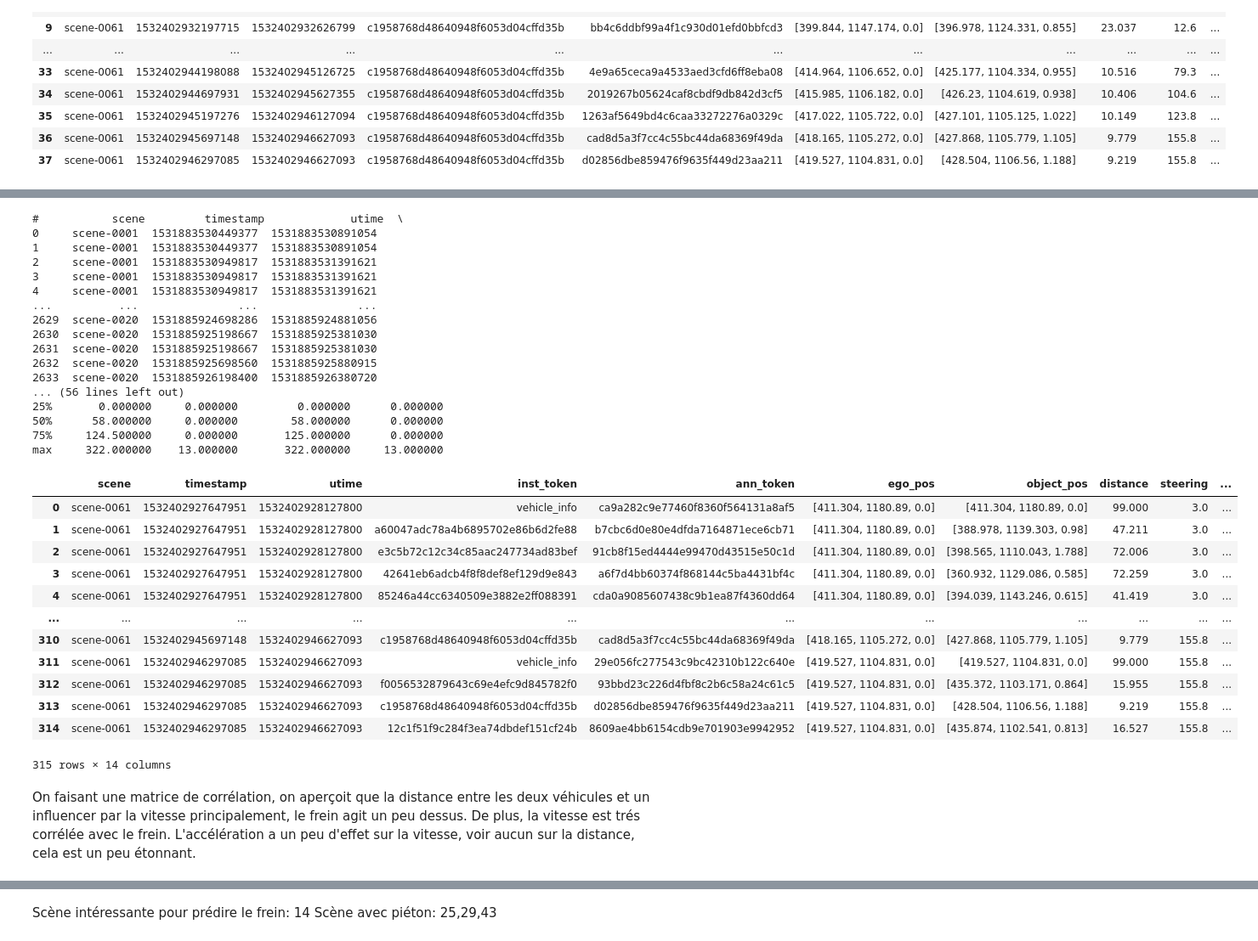
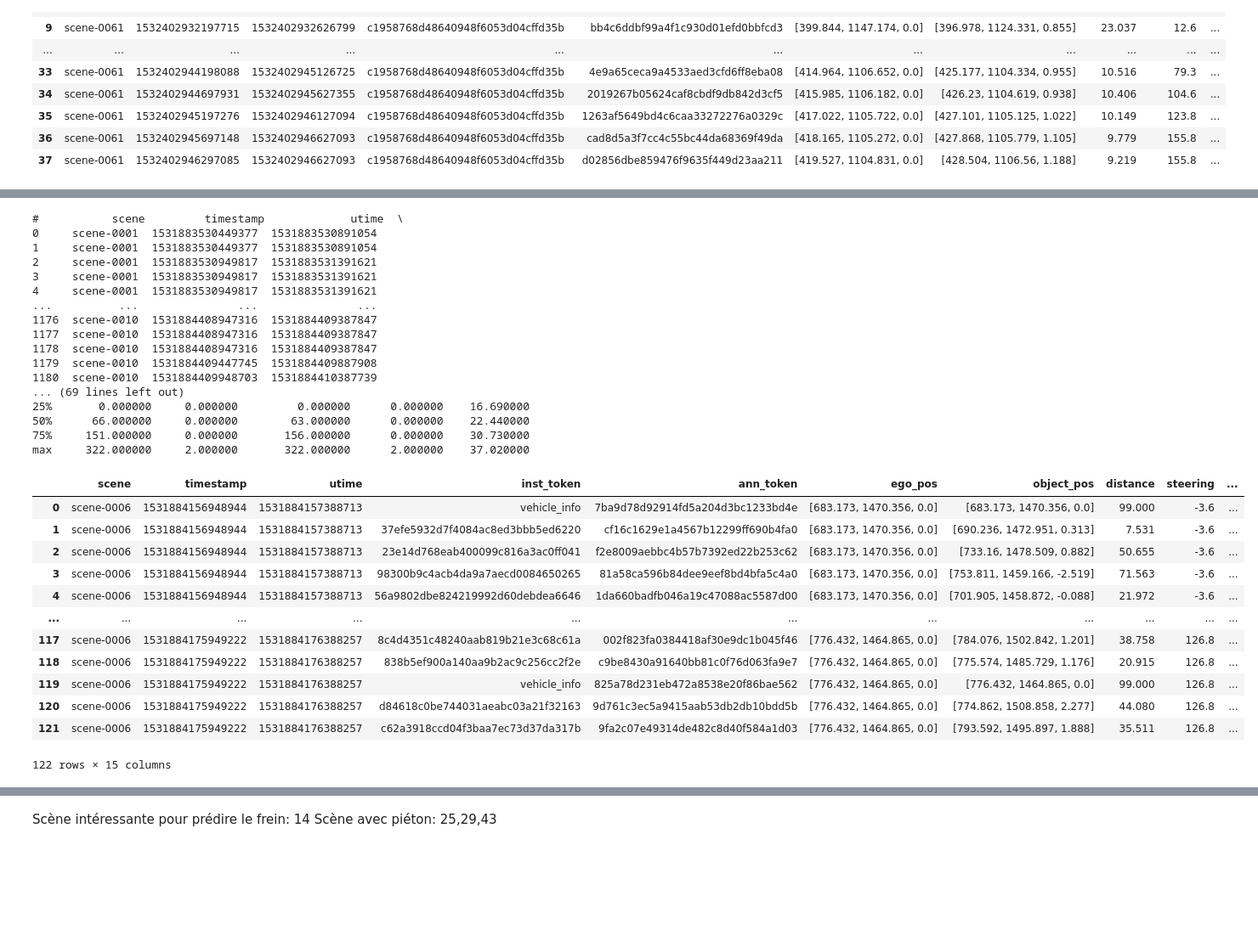
Before and after one commit to AlexandreFiche/machine_learning_for_autonomous_driving, a Jupyter notebook: nuscenes_prediction_acceleration_freinage.ipynb, the cells around one changed output, grey strips where cells are left out. Shown: that part at 85% size. Saved outputs shown, nothing was run; the diff lists cells and outputs as text; code cells hidden in the pictures; blank space fills up the shorter version.

```diff
--- a/nuscenes_prediction_acceleration_freinage.ipynb
+++ b/nuscenes_prediction_acceleration_freinage.ipynb
@@ -20,9 +14,8 @@ or from the matplotlib source distribution
 # D:\Utilisateurs\Alexandre\Repertoire_D\nuscenes\v1 0-trainval01
 
 #nusc = NuScenes(version='v1.0-mini', dataroot='../data/sets/nuscenes')
-nusc = NuScenes(version='v1.0-trainval', dataroot='D:/Utilisateurs/Alexandre/Repertoire_D/nuscenes/v1.0-trainval01')
-
-nusc_can = NuScenesCanBus(dataroot='../data/sets/nuscenes')
+nusc = NuScenes(version='v1.0-trainval', dataroot='G:/repertoire_g/datafull')
+nusc_can = NuScenesCanBus(dataroot='G:/repertoire_g/datafull')
 # %% [output]
 ======
 Loading NuScenes tables for version v1.0-trainval...
@@ -204,7 +197,7 @@ def find_vehicle_in_front(instance_token):
         curr_sample = nusc.get('sample',curr_ann['sample_token'])
         cams_check = []
         # (abs(dict_scene[i]['utime'] - curr_sample['timestamp']) > 250000 ) and
-        while i < taille - 2 and   (dict_scene[i]['utime'] + 250000 < curr_sample['timestamp']):
+        while i < taille - 2 and   (dict_scene[i]['utime'] < curr_sample['timestamp']):
             #print("avance: ",i,curr_sample['timestamp']-1532402900000000," ",dict_scene[i]['utime']-1532402900000000)
             i += 1
         #print(curr_sample['timestamp'] - 1532402900000000,dict_scene[i]['utime'] - 1532402900000000  )
@@ -223,8 +216,9 @@ def find_vehicle_in_front(instance_token):
 
             dic = {'scene':scene['name'],'timestamp':curr_sample['timestamp'],'utime':dict_scene[i]['utime'],'inst_token':instance_token,
                    'ann_token':curr_token,'ego_pos':ego_pos,'object_pos':object_pos,
-                   'distance':round(dist,3),'steering':round(dict_scene[i]['steering'],3),'ego_speed':round(dict_scene[i]['vehicle_speed'],3),'throttle':dict_scene[i]['throttle'],
-                   'brake':dict_scene[i]['brake'],'future_throttle':dict_scene[i+1]['throttle'],'future_brake':dict_scene[i+1]['brake']}
+                   'distance':round(dist,3),'steering':round(dict_scene[i]['steering'],3),'ego_speed':round(dict_scene[i]['vehicle_speed'],3),
+                   'throttle':dict_scene[i]['throttle'],'brake':dict_scene[i]['brake'],'future_throttle':dict_scene[i+1]['throttle'],
+                   'future_brake':dict_scene[i+1]['brake'],'futur_speed':round(dict_scene[i+1]['vehicle_speed'],3)}
             rows_list += [dic]
 
         curr_token = curr_ann['next']
@@ -247,16 +241,17 @@ def vehicle_info(scene):
     # Pour chaque enregistrement de la scene on ajoute une ligne avec les elements
     while curr_token != last_token:
         curr_sample = nusc.get('sample',curr_token)
-        while i < taille -2 and  (dict_scene[i]['utime'] + 250000 < curr_sample['timestamp']):
+        while i < taille -2 and  (dict_scene[i]['utime']  < curr_sample['timestamp']):
             i += 1
-        #print(curr_sample['timestamp'] - 1532402900000000,dict_scene[i]['utime'] - 1532402900000000  )
+        #print(curr_sample['timestamp'] - 1532402900000000,dict_scene[i]['utime'] - 1532402900000000  )  ['']
         lidar = nusc.get('sample_data',curr_sample['data']['LIDAR_TOP'])
         ego = nusc.get('ego_pose',lidar['ego_pose_token'])
         ego_pos = [round(e,3) for e in ego['translation']]
         dic = {'scene':scene['name'],'timestamp':curr_sample['timestamp'],'utime':dict_scene[i]['utime'],'inst_token':"vehicle_info",
                'ann_token':curr_token,'ego_pos':ego_pos,'object_pos':ego_pos,
                'distance':99,'steering':round(dict_scene[i]['steering'],3),'ego_speed':round(dict_scene[i]['vehicle_speed'],3),'throttle':dict_scene[i]['throttle'],
-              'brake':dict_scene[i]['brake'],'future_throttle':dict_scene[i+1]['throttle'],'future_brake':dict_scene[i+1]['brake']}
+               'brake':dict_scene[i]['brake'],'future_throttle':dict_scene[i+1]['throttle'],'future_brake':dict_scene[i+1]['brake'],
+               'futur_speed':round(dict_scene[i+1]['vehicle_speed'],3)}
         rows_list += [dic]
         curr_token = curr_sample['next']
         if i < taille - 2:
@@ -349,7 +321,7 @@ def build_dataframe_for_vehicle_in_front():
     list_rows = []
     first = True
     i = 0
-    for s in scenes[:20]:
+    for s in scenes[:10]:
         if s['name'] not in blacklist and s['name']  not in ["scene-0003","scene-0419"]:
             #print(s['name'])
             if i % 100 == 0:
@@ -359,57 +331,56 @@ def build_dataframe_for_vehicle_in_front():
                 first = False
             else:
                 datatemp = build_dataframe_for_one_scene(s,False)
                 dataframe = dataframe.append(datatemp,ignore_index=True)
             i += 1
 
     print(dataframe)
     print(dataframe.describe())
     return dataframe
 
 #find_vehicle_in_front("c1958768d48640948f6053d04cffd35b")
 # 15k ligne sans contrainte sur steering (100 scenes)
 df_vehicle = build_dataframe_for_vehicle_in_front()
 df_vehicle = df_vehicle.sort_values(by=['timestamp'])
-#df_vehicle.to_csv(path_or_buf="./data/vehicle_data_30juin_full.csv",index=False)
-df_brake = df_vehicle[['scene','brake']]
+#df_vehicle.to_csv(path_or_buf="./data/vehicle_data0807.csv",index=False)
+#df_brake = df_vehicle[['scene','brake']]
 #df_brake.to_csv('./data/vehicle_brake_25j.csv')
-scene_name = 'scene-0061'
+scene_name = 'scene-0006'
 my_scene_token = nusc.field2token('scene', 'name', scene_name)[0]
 scene = nusc.get('scene',my_scene_token)
 #nusc.render_scene_channel(my_scene_token, 'CAM_FRONT')
 df = build_dataframe_for_one_scene(scene,False)
 #with pd.option_context('display.max_rows', None, 'display.max_columns', None):  # more options can be specified also
 display(df)
+df.to_csv("./data/0707test_df_one_scene2.csv")
 # %% [output]
 #           scene         timestamp             utime  \
 0     scene-0001  1531883530449377  1531883530891054
 1     scene-0001  1531883530449377  1531883530891054
 2     scene-0001  1531883530949817  1531883531391621
 3     scene-0001  1531883530949817  1531883531391621
 4     scene-0001  1531883530949817  1531883531391621
 ...          ...               ...               ...
-2629  scene-0020  1531885924698286  1531885924881056
-2630  scene-0020  1531885925198667  1531885925381030
-2631  scene-0020  1531885925198667  1531885925381030
-2632  scene-0020  1531885925698560  1531885925880915
-2633  scene-0020  1531885926198400  1531885926380720
-... (56 lines left out)
-25%       0.000000     0.000000         0.000000      0.000000
-50%      58.000000     0.000000        58.000000      0.000000
-75%     124.500000     0.000000       125.000000      0.000000
-max     322.000000    13.000000       322.000000     13.000000
+1176  scene-0010  1531884408947316  1531884409387847
+1177  scene-0010  1531884408947316  1531884409387847
+1178  scene-0010  1531884408947316  1531884409387847
+1179  scene-0010  1531884409447745  1531884409887908
+1180  scene-0010  1531884409948703  1531884410387739
+... (69 lines left out)
+25%       0.000000     0.000000         0.000000      0.000000    16.690000
+50%      66.000000     0.000000        63.000000      0.000000    22.440000
+75%     151.000000     0.000000       156.000000      0.000000    30.730000
+max     322.000000     2.000000       322.000000      2.000000    37.020000
 |  | scene | timestamp | utime | inst_token | ann_token | ego_pos | object_pos | distance | steering | ... |
-| 0 | scene-0061 | 1532402927647951 | 1532402928127800 | vehicle_info | ca9a282c9e77460f8360f564131a8af5 | [411.304, 1180.89, 0.0] | [411.304, 1180.89, 0.0] | 99.000 | 3.0 | ... |
-| 1 | scene-0061 | 1532402927647951 | 1532402928127800 | a60047adc78a4b6895702e86b6d2fe88 | b7cbc6d0e80e4dfda7164871ece6cb71 | [411.304, 1180.89, 0.0] | [388.978, 1139.303, 0.98] | 47.211 | 3.0 | ... |
-| 2 | scene-0061 | 1532402927647951 | 1532402928127800 | e3c5b72c12c34c85aac247734ad83bef | 91cb8f15ed4444e99470d43515e50c1d | [411.304, 1180.89, 0.0] | [398.565, 1110.043, 1.788] | 72.006 | 3.0 | ... |
-| 3 | scene-0061 | 1532402927647951 | 1532402928127800 | 42641eb6adcb4f8f8def8ef129d9e843 | a6f7d4bb60374f868144c5ba4431bf4c | [411.304, 1180.89, 0.0] | [360.932, 1129.086, 0.585] | 72.259 | 3.0 | ... |
-| 4 | scene-0061 | 1532402927647951 | 1532402928127800 | 85246a44cc6340509e3882e2ff088391 | cda0a9085607438c9b1ea87f4360dd64 | [411.304, 1180.89, 0.0] | [394.039, 1143.246, 0.615] | 41.419 | 3.0 | ... |
+| 0 | scene-0006 | 1531884156948944 | 1531884157388713 | vehicle_info | 7ba9d78d92914fd5a204d3bc1233bd4e | [683.173, 1470.356, 0.0] | [683.173, 1470.356, 0.0] | 99.000 | -3.6 | ... |
+| 1 | scene-0006 | 1531884156948944 | 1531884157388713 | 37efe5932d7f4084ac8ed3bbb5ed6220 | cf16c1629e1a4567b12299ff690b4fa0 | [683.173, 1470.356, 0.0] | [690.236, 1472.951, 0.313] | 7.531 | -3.6 | ... |
+| 2 | scene-0006 | 1531884156948944 | 1531884157388713 | 23e14d768eab400099c816a3ac0ff041 | f2e8009aebbc4b57b7392ed22b253c62 | [683.173, 1470.356, 0.0] | [733.16, 1478.509, 0.882] | 50.655 | -3.6 | ... |
+| 3 | scene-0006 | 1531884156948944 | 1531884157388713 | 98300b9c4acb4da9a7aecd0084650265 | 81a58ca596b84dee9eef8bd4bfa5c4a0 | [683.173, 1470.356, 0.0] | [753.811, 1459.166, -2.519] | 71.563 | -3.6 | ... |
+| 4 | scene-0006 | 1531884156948944 | 1531884157388713 | 56a9802dbe824219992d60debdea6646 | 1da660badfb046a19c47088ac5587d00 | [683.173, 1470.356, 0.0] | [701.905, 1458.872, -0.088] | 21.972 | -3.6 | ... |
 | ... | ... | ... | ... | ... | ... | ... | ... | ... | ... | ... |
-| 310 | scene-0061 | 1532402945697148 | 1532402946627093 | c1958768d48640948f6053d04cffd35b | cad8d5a3f7cc4c55bc44da68369f49da | [418.165, 1105.272, 0.0] | [427.868, 1105.779, 1.105] | 9.779 | 155.8 | ... |
-| 311 | scene-0061 | 1532402946297085 | 1532402946627093 | vehicle_info | 29e056fc277543c9bc42310b122c640e | [419.527, 1104.831, 0.0] | [419.527, 1104.831, 0.0] | 99.000 | 155.8 | ... |
-| 312 | scene-0061 | 1532402946297085 | 1532402946627093 | f0056532879643c69e4efc9d845782f0 | 93bbd23c226d4fbf8c2b6c58a24c61c5 | [419.527, 1104.831, 0.0] | [435.372, 1103.171, 0.864] | 15.955 | 155.8 | ... |
-| 313 | scene-0061 | 1532402946297085 | 1532402946627093 | c1958768d48640948f6053d04cffd35b | d02856dbe859476f9635f449d23aa211 | [419.527, 1104.831, 0.0] | [428.504, 1106.56, 1.188] | 9.219 | 155.8 | ... |
-| 314 | scene-0061 | 1532402946297085 | 1532402946627093 | 12c1f51f9c284f3ea74dbdef151cf24b | 8609ae4bb6154cdb9e701903e9942952 | [419.527, 1104.831, 0.0] | [435.874, 1102.541, 0.813] | 16.527 | 155.8 | ... |
+| 117 | scene-0006 | 1531884175949222 | 1531884176388257 | 8c4d4351c48240aab819b21e3c68c61a | 002f823fa0384418af30e9dc1b045f46 | [776.432, 1464.865, 0.0] | [784.076, 1502.842, 1.201] | 38.758 | 126.8 | ... |
+| 118 | scene-0006 | 1531884175949222 | 1531884176388257 | 838b5ef900a140aa9b2ac9c256cc2f2e | c9be8430a91640bb81c0f76d063fa9e7 | [776.432, 1464.865, 0.0] | [775.574, 1485.729, 1.176] | 20.915 | 126.8 | ... |
+| 119 | scene-0006 | 1531884175949222 | 1531884176388257 | vehicle_info | 825a78d231eb472a8538e20f86bae562 | [776.432, 1464.865, 0.0] | [776.432, 1464.865, 0.0] | 99.000 | 126.8 | ... |
+| 120 | scene-0006 | 1531884175949222 | 1531884176388257 | d84618c0be744031aeabc03a21f32163 | 9d761c3ec5a9415aab53db2db10bdd5b | [776.432, 1464.865, 0.0] | [774.862, 1508.858, 2.277] | 44.080 | 126.8 | ... |
+| 121 | scene-0006 | 1531884175949222 | 1531884176388257 | c62a3918ccd04f3baa7ec73d37da317b | 9fa2c07e49314de482c8d40f584a1d03 | [776.432, 1464.865, 0.0] | [793.592, 1495.897, 1.888] | 35.511 | 126.8 | ... |
-315 rows × 14 columns
+122 rows × 15 columns
-# %% [markdown]
-On faisant une matrice de corrélation, on aperçoit que la distance entre les deux véhicules et un influencer par la vitesse principalement, le frein agit un peu dessus. De plus, la vitesse est trés corrélée avec le frein. L'accélération a un peu d'effet sur la vitesse, voir aucun sur la distance, cela est un peu étonnant.
```
Also changed, not shown: parts of 78 cells of this notebook, 11 other files.
